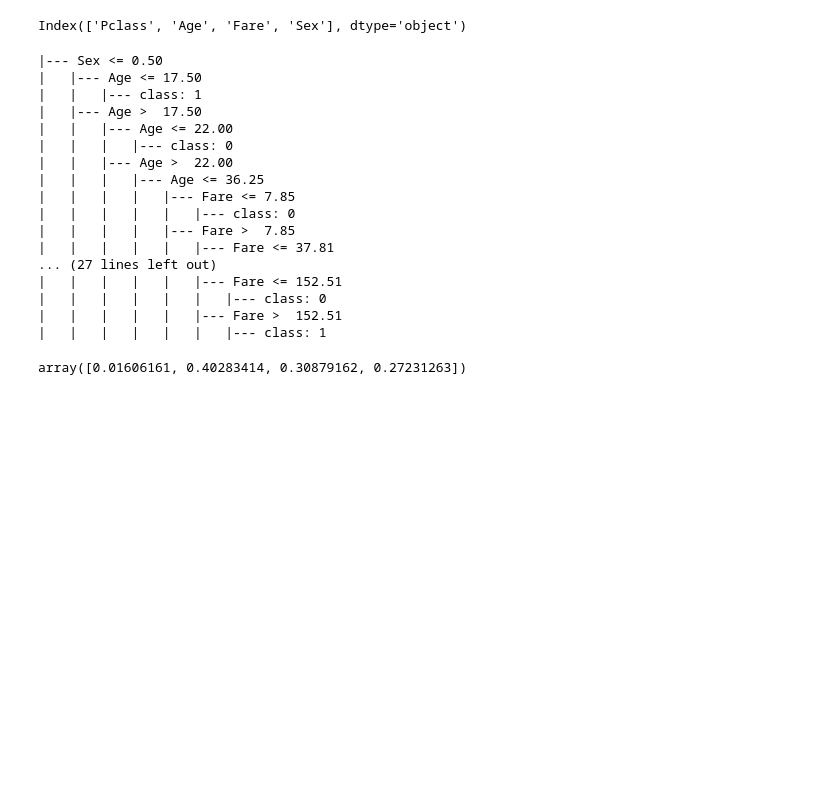
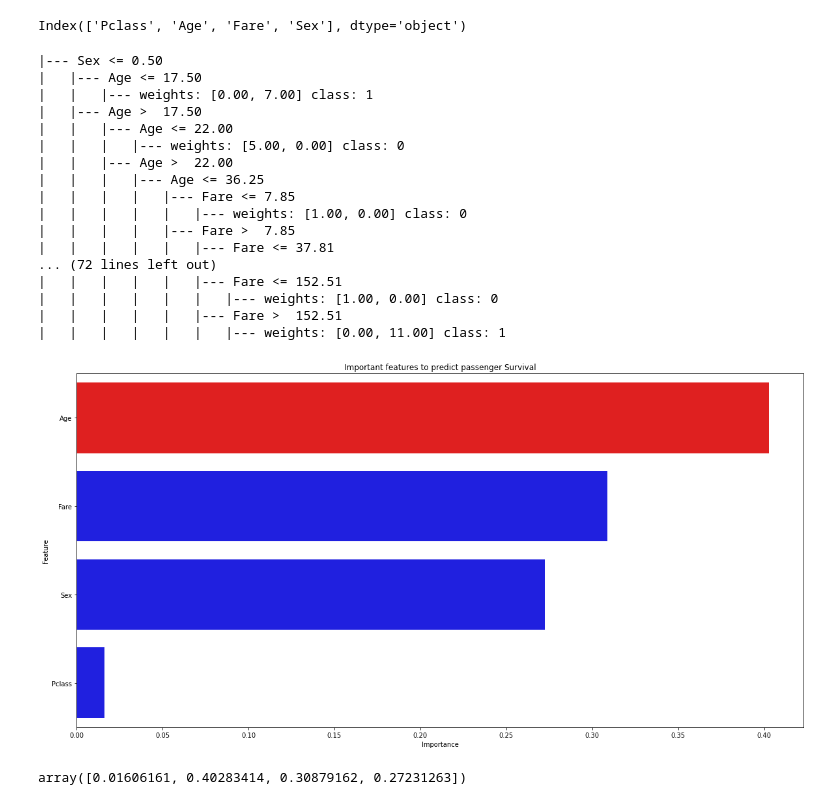
Before and after one commit to edaehn/python_tutorials, a Jupyter notebook: ml_titanic.ipynb, the cells around one changed output. Drawn from its saved outputs; the diff is of its cells as text; code cells hidden in the pictures; blank space fills up the shorter version.

```diff
--- a/ml_titanic.ipynb
+++ b/ml_titanic.ipynb
@@ -215,26 +237,45 @@ Index(['Pclass', 'Age', 'Fare', 'Sex'], dtype='object')
 # %%
 from sklearn.tree import export_text
 
-tree_text = export_text(clf, feature_names=['Pclass', 'Age', 'Fare', 'Sex'], max_depth=5)
+tree_text = export_text(clf, feature_names=['Pclass', 'Age', 'Fare', 'Sex'])
 print(tree_text)
 # %% [output]
 |--- Sex <= 0.50
 |   |--- Age <= 17.50
-|   |   |--- class: 1
+|   |   |--- weights: [0.00, 7.00] class: 1
 |   |--- Age >  17.50
 |   |   |--- Age <= 22.00
-|   |   |   |--- class: 0
+|   |   |   |--- weights: [5.00, 0.00] class: 0
 |   |   |--- Age >  22.00
 |   |   |   |--- Age <= 36.25
 |   |   |   |   |--- Fare <= 7.85
-|   |   |   |   |   |--- class: 0
+|   |   |   |   |   |--- weights: [1.00, 0.00] class: 0
 |   |   |   |   |--- Fare >  7.85
 |   |   |   |   |   |--- Fare <= 37.81
-... (27 lines left out)
+... (72 lines left out)
 |   |   |   |   |   |--- Fare <= 152.51
-|   |   |   |   |   |   |--- class: 0
+|   |   |   |   |   |   |--- weights: [1.00, 0.00] class: 0
 |   |   |   |   |   |--- Fare >  152.51
-|   |   |   |   |   |   |--- class: 1
+|   |   |   |   |   |   |--- weights: [0.00, 11.00] class: 1
+# %%
+# Import seaborn
+import seaborn as sns
+
+# let's create a dictionary of features and their importance values
+features = {}
+for col, val in sorted(zip(X_train.columns, clf.feature_importances_),key=lambda x:x[1],reverse=True):
+  features[col]=val
+
+features_df = pd.DataFrame({'Feature':features.keys(),'Importance':features.values()})
+
+values = features_df.Importance
+index = features_df.Feature
+plt.figure(figsize=(20,10))
+colors = ['blue' if (x < max(values)) else 'red' for x in values ]
+sns.barplot(y=index,x=values,palette=colors).set(title='Important features to predict passenger Survival')
+plt.show()
+# %% [output]
+[figure, added]
 # %%
 clf.feature_importances_
 # %% [output]
```
Also changed, not shown: parts of 5 cells of this notebook.
